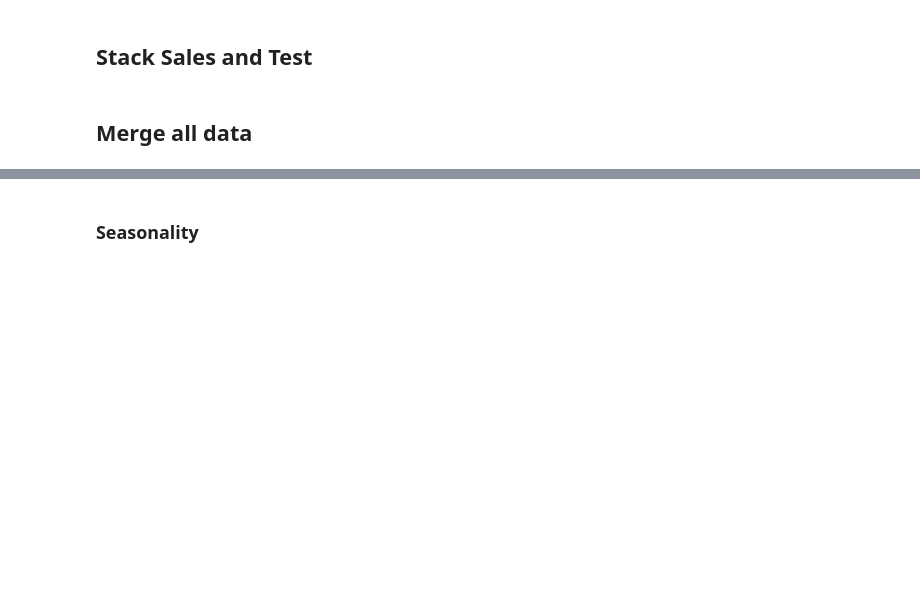
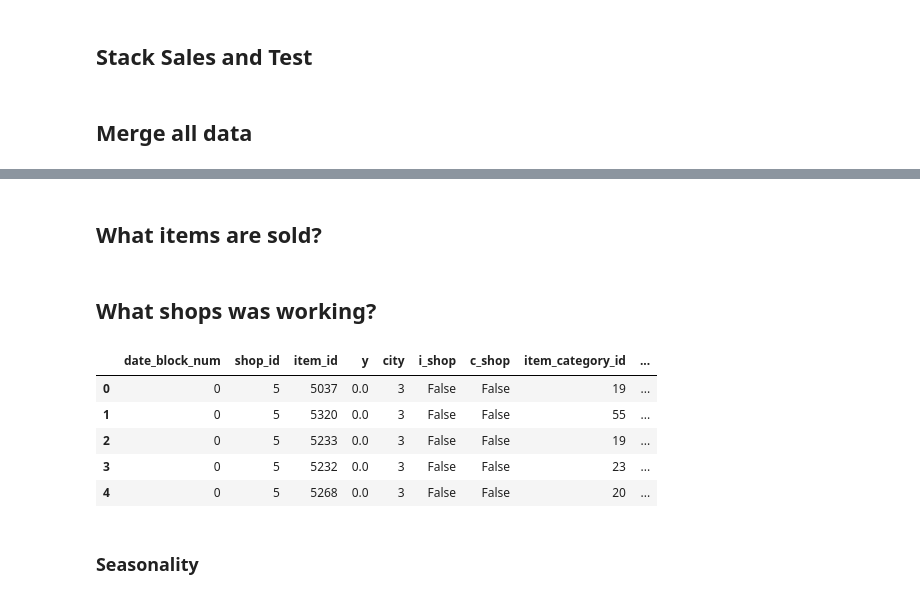
Before and after one commit to WLM1ke/How_to_Win_Kagglers, a Jupyter notebook: final/report.ipynb, the cells around one changed output, grey strips where cells are left out. Drawn from its saved outputs; the diff is of its cells as text; code cells hidden in the pictures; blank space fills up the shorter version.

```diff
--- a/final/report.ipynb
+++ b/final/report.ipynb
@@ -300,7 +293,6 @@ test = downcaster(test)
 # %%
 # stack train and test data
 data = pd.concat([data, test], axis=0, sort=False)
-data.index.name = "ID"
 # %% [markdown]
 ## Merge all data
 # %%
@@ -314,0 +307,10 @@ data = data.loc[:, data.nunique() != 1]
+# %% [markdown]
+## What items are sold?
+# %%
+# was this item sold at given date?
+was_sold = data.groupby(["item_id", "date_block_num"], as_index=False).agg({"y": "max"})
+was_sold["item_sold"] = was_sold.y > 0
+was_sold.drop("y", axis=1, inplace=True)
+# %%
+# let's guess we make prediction for salable items
+was_sold.loc[was_sold.date_block_num == was_sold.date_block_num.max(), "item_sold"] = True
@@ -314,0 +320,11 @@ data = data.loc[:, data.nunique() != 1]
+# %% [markdown]
+## What shops was working?
+# %%
+data.head()
+# %% [output]
+|  | date_block_num | shop_id | item_id | y | city | i_shop | c_shop | item_category_id | ... |
+| 0 | 0 | 5 | 5037 | 0.0 | 3 | False | False | 19 | ... |
+| 1 | 0 | 5 | 5320 | 0.0 | 3 | False | False | 55 | ... |
+| 2 | 0 | 5 | 5233 | 0.0 | 3 | False | False | 19 | ... |
+| 3 | 0 | 5 | 5232 | 0.0 | 3 | False | False | 23 | ... |
+| 4 | 0 | 5 | 5268 | 0.0 | 3 | False | False | 20 | ... |
```
Also changed, not shown: parts of 32 cells of this notebook, 5 other files.
